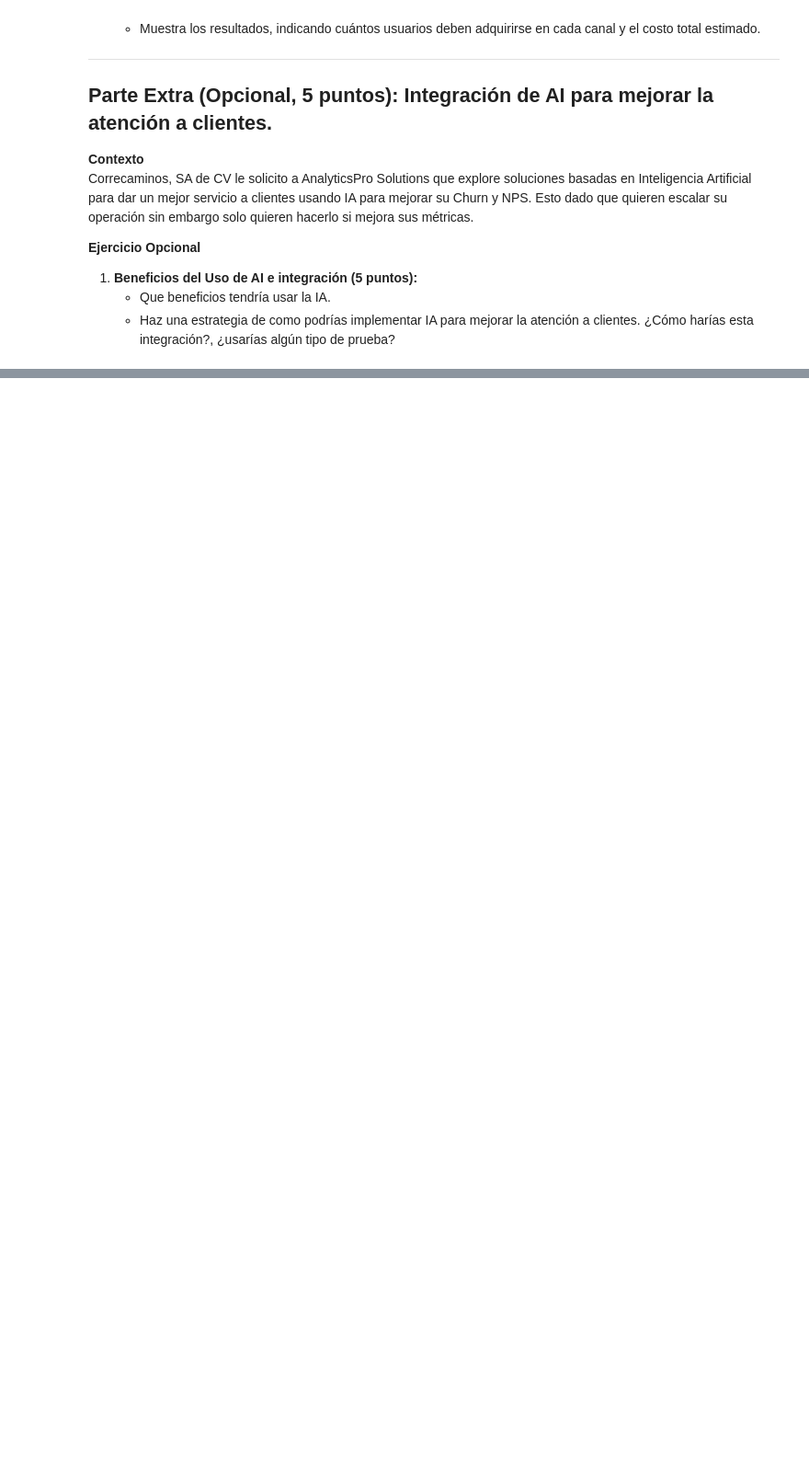
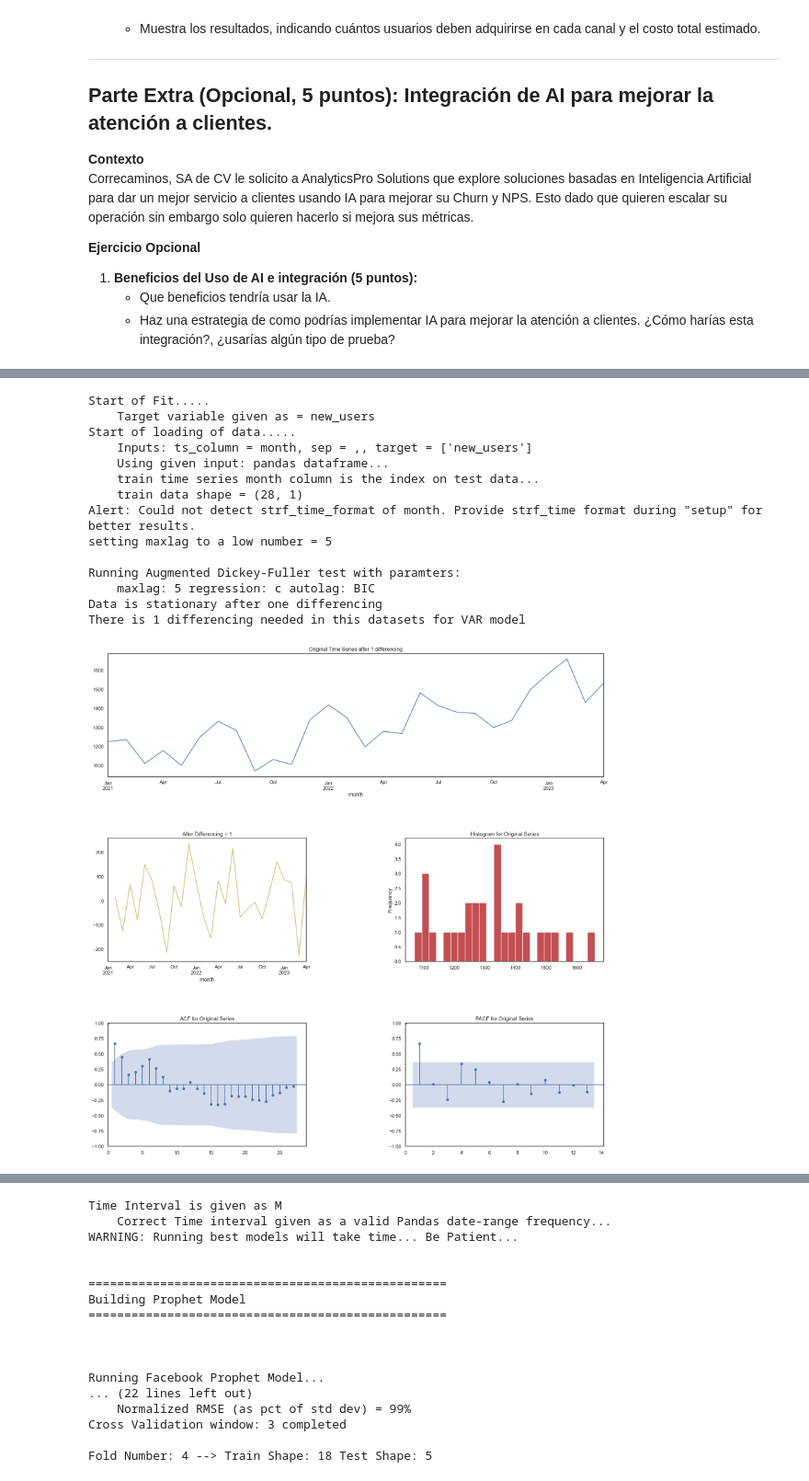
Before and after one commit to LuisMB09/lab_analisis_datos, a Jupyter notebook: examen-2do-parcial.ipynb, the cells around one changed output, grey strips where cells are left out. Shown: that part at 92% size. Saved outputs shown, nothing was run; the diff lists cells and outputs as text; code cells hidden in the pictures; blank space fills up the shorter version.

```diff
--- a/examen-2do-parcial.ipynb
+++ b/examen-2do-parcial.ipynb
@@ -128,0 +194,35 @@ Correcaminos, SA de CV le solicito a AnalyticsPro Solutions que explore solucion
+# %%
+model = auto_timeseries(
+    score_type='rmse',       # Métrica de evaluación
+    time_interval='M',       # Intervalo mensual
+    non_seasonal_pdq=None,   # Para modelos SARIMAX
+    seasonality=True,       # Deshabilitar búsqueda de estacionalidad (se puede cambiar)
+    model_type='best',       # Seleccionar el mejor modelo
+    verbose=2                # Nivel de verbosidad
+)
+# %%
+train_size = int(0.8 * len(df))
+train_df = df[:train_size]
+test_df = df[train_size:]
+
+model.fit(
+    traindata=train_df,
+    ts_column=train_df.index.name,
+    target='new_users'
+)
+# %% [output]
+Start of Fit.....
+    Target variable given as = new_users
+Start of loading of data.....
+    Inputs: ts_column = month, sep = ,, target = ['new_users']
+    Using given input: pandas dataframe...
+    train time series month column is the index on test data...
+    train data shape = (28, 1)
+Alert: Could not detect strf_time_format of month. Provide strf_time format during "setup" for better results.
+setting maxlag to a low number = 5
+
+Running Augmented Dickey-Fuller test with paramters:
+    maxlag: 5 regression: c autolag: BIC
+Data is stationary after one differencing
+There is 1 differencing needed in this datasets for VAR model
+[figure, added]
@@ -128,0 +237,17 @@ Correcaminos, SA de CV le solicito a AnalyticsPro Solutions que explore solucion
+Time Interval is given as M
+    Correct Time interval given as a valid Pandas date-range frequency...
+WARNING: Running best models will take time... Be Patient...
+
+
+==================================================
+Building Prophet Model
+==================================================
+
+
+
+Running Facebook Prophet Model...
+... (22 lines left out)
+    Normalized RMSE (as pct of std dev) = 99%
+Cross Validation window: 3 completed
+
+Fold Number: 4 --> Train Shape: 18 Test Shape: 5
```
Also changed, not shown: parts of 10 cells of this notebook, 2 other files.
